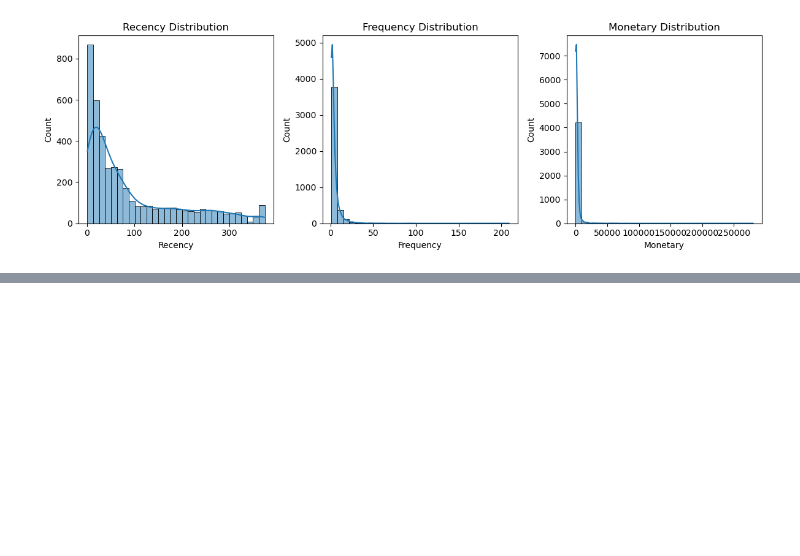
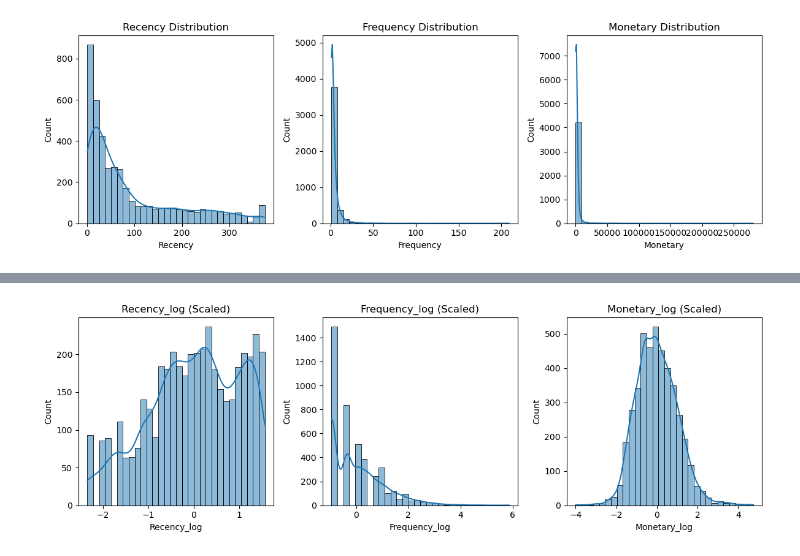
Before and after one commit to patel-tanmay/aws-customer-segmentation, a Jupyter notebook: notebooks/rfm_analysis.ipynb, the cells around one changed output, grey strips where cells are left out. Cells and saved outputs as stored; diff of their text form; code cells hidden in the pictures; blank space fills up the shorter version.

Commit message:
completed data transformation

```diff
--- a/notebooks/rfm_analysis.ipynb
+++ b/notebooks/rfm_analysis.ipynb
@@ -154,3 +154,13 @@ plt.tight_layout()
 plt.show()
 # %% [output]
 [figure]
+# %%
+import numpy as np
+
+rfm_log = rfm.copy()
+rfm_log['Recency_log']   = np.log1p(rfm['Recency'])
+rfm_log['Frequency_log'] = np.log1p(rfm['Frequency'])
+rfm_log['Monetary_log']  = np.log1p(rfm['Monetary'])
+
+rfm_log = rfm_log[['Recency_log', 'Frequency_log', 'Monetary_log']]
+rfm_log.head()
@@ -156,0 +175,13 @@ plt.show()
+# %%
+from sklearn.preprocessing import StandardScaler
+
+scaler = StandardScaler()
+rfm_scaled = scaler.fit_transform(rfm_log)
+
+import pandas as pd
+rfm_scaled = pd.DataFrame(rfm_scaled,
+                          index=rfm_log.index,
+                          columns=rfm_log.columns)
+
+print("Data standardized successfully.")
+rfm_scaled.head()
@@ -156,0 +197,13 @@ plt.show()
+# %%
+import seaborn as sns
+import matplotlib.pyplot as plt
+
+plt.figure(figsize=(12,4))
+for i, col in enumerate(rfm_scaled.columns):
+    plt.subplot(1,3,i+1)
+    sns.histplot(rfm_scaled[col], bins=30, kde=True)
+    plt.title(f'{col} (Scaled)')
+plt.tight_layout()
+plt.show()
+# %% [output]
+[figure, added]
```
Also changed, not shown: parts of 2 cells of this notebook.
